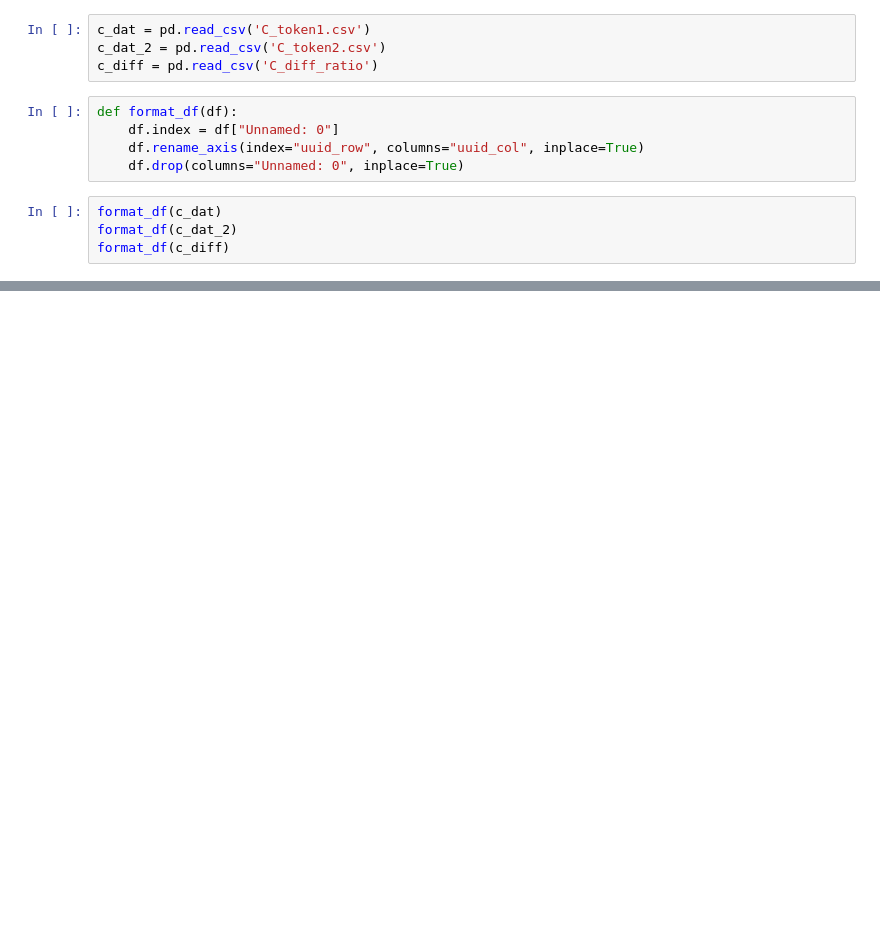
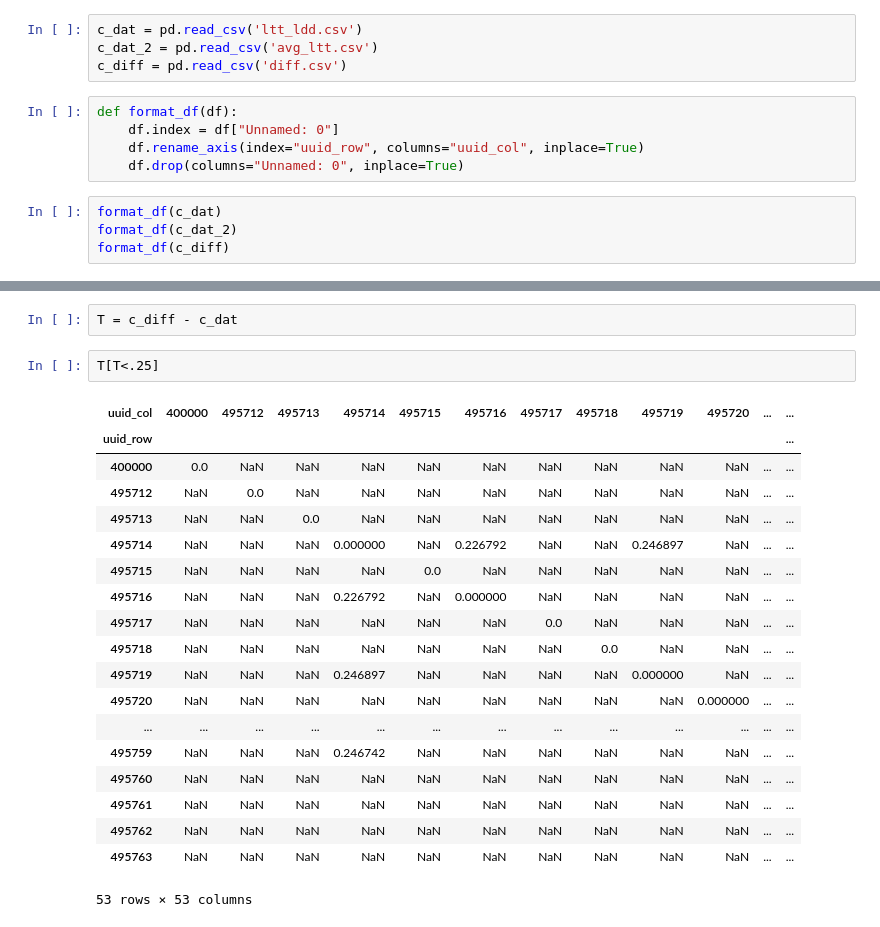
Before and after one commit to na3la/code-sim, a Jupyter notebook: code-sim/C_code_analysis.ipynb, the cells around one changed output, grey strips where cells are left out. Saved outputs shown, nothing was run; the diff lists cells and outputs as text; blank space fills up the shorter version.

```diff
--- a/code-sim/C_code_analysis.ipynb
+++ b/code-sim/C_code_analysis.ipynb
@@ -3,9 +3,9 @@ import pandas as pd
 import matplotlib
 import numpy as np
 # %%
-c_dat = pd.read_csv('C_token1.csv')
-c_dat_2 = pd.read_csv('C_token2.csv')
-c_diff = pd.read_csv('C_diff_ratio')
+c_dat = pd.read_csv('ltt_ldd.csv')
+c_dat_2 = pd.read_csv('avg_ltt.csv')
+c_diff = pd.read_csv('diff.csv')
 # %%
 def format_df(df):
     df.index = df["Unnamed: 0"]
@@ -28,0 +58,24 @@ c_diff.head()
+# %%
+T = c_diff - c_dat
+# %%
+T[T<.25]
+# %% [output]
+| uuid_col | 400000 | 495712 | 495713 | 495714 | 495715 | 495716 | 495717 | 495718 | 495719 | 495720 | ... | ... |
+| uuid_row |  |  |  |  |  |  |  |  |  |  |  | ... |
+| 400000 | 0.0 | NaN | NaN | NaN | NaN | NaN | NaN | NaN | NaN | NaN | ... | ... |
+| 495712 | NaN | 0.0 | NaN | NaN | NaN | NaN | NaN | NaN | NaN | NaN | ... | ... |
+| 495713 | NaN | NaN | 0.0 | NaN | NaN | NaN | NaN | NaN | NaN | NaN | ... | ... |
+| 495714 | NaN | NaN | NaN | 0.000000 | NaN | 0.226792 | NaN | NaN | 0.246897 | NaN | ... | ... |
+| 495715 | NaN | NaN | NaN | NaN | 0.0 | NaN | NaN | NaN | NaN | NaN | ... | ... |
+| 495716 | NaN | NaN | NaN | 0.226792 | NaN | 0.000000 | NaN | NaN | NaN | NaN | ... | ... |
+| 495717 | NaN | NaN | NaN | NaN | NaN | NaN | 0.0 | NaN | NaN | NaN | ... | ... |
+| 495718 | NaN | NaN | NaN | NaN | NaN | NaN | NaN | 0.0 | NaN | NaN | ... | ... |
+| 495719 | NaN | NaN | NaN | 0.246897 | NaN | NaN | NaN | NaN | 0.000000 | NaN | ... | ... |
+| 495720 | NaN | NaN | NaN | NaN | NaN | NaN | NaN | NaN | NaN | 0.000000 | ... | ... |
+| ... | ... | ... | ... | ... | ... | ... | ... | ... | ... | ... | ... | ... |
+| 495759 | NaN | NaN | NaN | 0.246742 | NaN | NaN | NaN | NaN | NaN | NaN | ... | ... |
+| 495760 | NaN | NaN | NaN | NaN | NaN | NaN | NaN | NaN | NaN | NaN | ... | ... |
+| 495761 | NaN | NaN | NaN | NaN | NaN | NaN | NaN | NaN | NaN | NaN | ... | ... |
+| 495762 | NaN | NaN | NaN | NaN | NaN | NaN | NaN | NaN | NaN | NaN | ... | ... |
+| 495763 | NaN | NaN | NaN | NaN | NaN | NaN | NaN | NaN | NaN | NaN | ... | ... |
+53 rows × 53 columns
```
Also changed, not shown: parts of 3 cells of this notebook, 5 other files.
